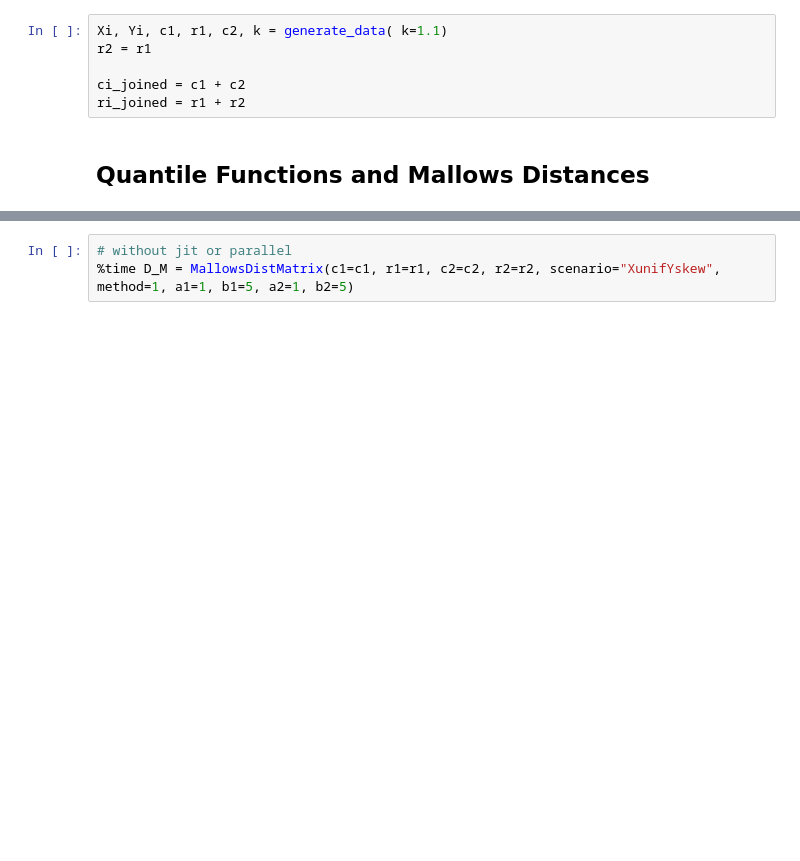
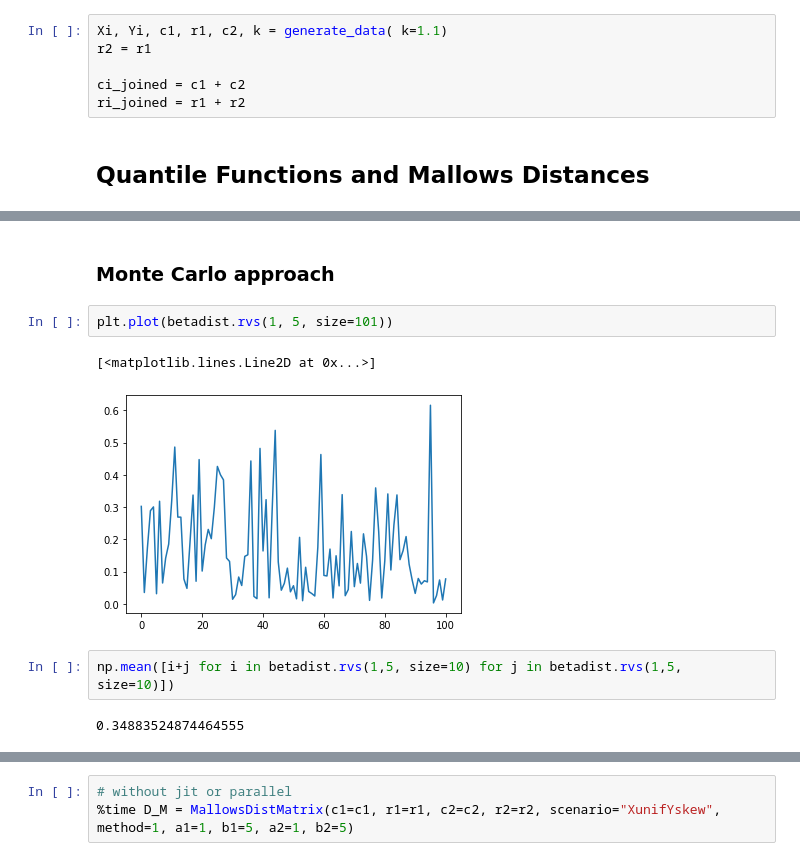
Before and after one commit to SteefanContractor/SymbolicDataAnalysis, a Jupyter notebook: code/clustering_simulations.ipynb, the cells around one changed output, grey strips where cells are left out. Drawn from its saved outputs; the diff is of its cells as text; blank space fills up the shorter version.

```diff
--- a/code/clustering_simulations.ipynb
+++ b/code/clustering_simulations.ipynb
@@ -128,3 +138,14 @@ def MalTriTri(c1,r1,m1,c2,r2,m2):
     part2 = sqrt(r1*r2*(m1-c1+r1)*(m2-c2+r2))/6 * pt2
     part3 = sqrt(r1*r2*(c1-m1+r1)*(c2-m2+r2))/6 * pt3
     return sqrt(part0 + part1 + part2 + part3 + part4)
+# %% [markdown]
+### Monte Carlo approach
+# %%
+plt.plot(betadist.rvs(1, 5, size=101))
+# %% [output]
+[<matplotlib.lines.Line2D at 0x...>]
+[figure, added]
+# %%
+np.mean([i+j for i in betadist.rvs(1,5, size=10) for j in betadist.rvs(1,5, size=10)])
+# %% [output]
+0.34883524874464555
```
Also changed, not shown: parts of 42 cells of this notebook.
